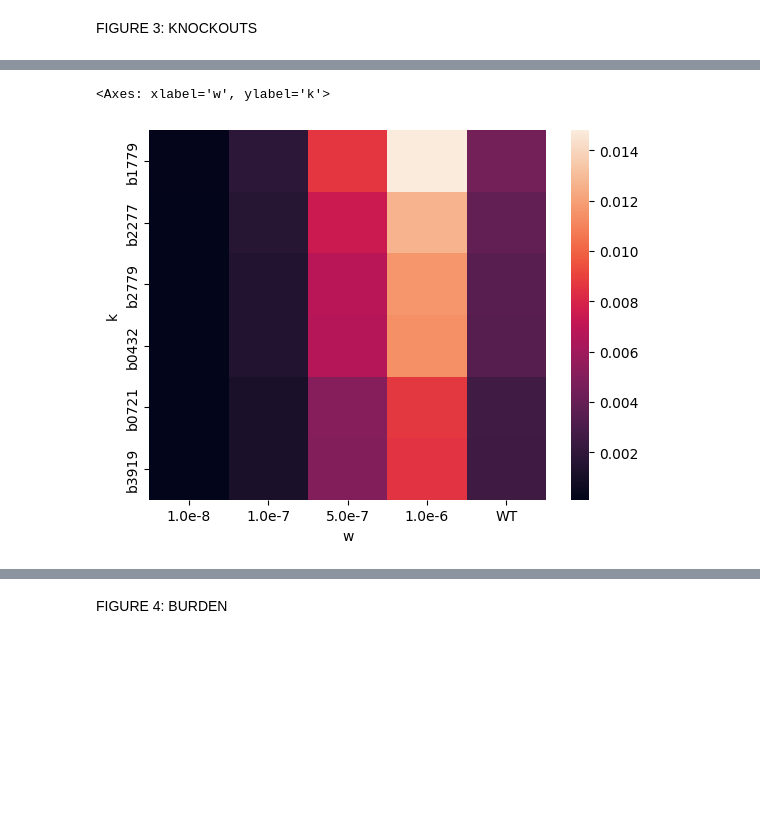
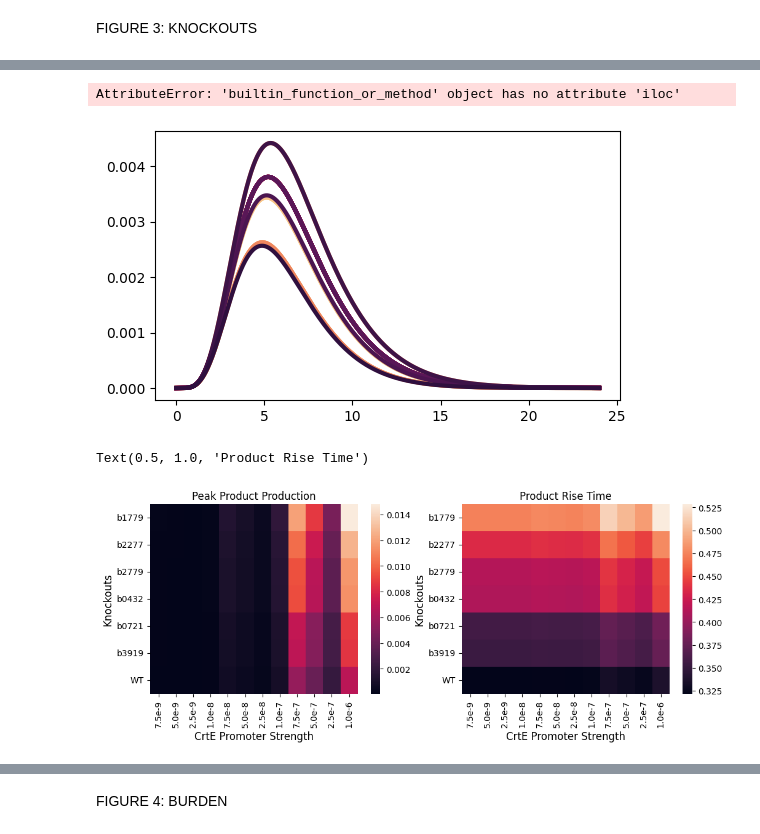
Before and after one commit to cjmerzbacher/joint-simulator, a Jupyter notebook: visualization/bcar_visualization.ipynb, the cells around one changed output, grey strips where cells are left out. Cells and saved outputs as stored; diff of their text form; code cells hidden in the pictures; blank space fills up the shorter version.

Commit message:
Updated visualization

```diff
--- a/visualization/bcar_visualization.ipynb
+++ b/visualization/bcar_visualization.ipynb
@@ -78,9 +147,68 @@ N = 30
+# %%
+###FIGURE: Product trajectories
+from mpl_toolkits.axes_grid1 import make_axes_locatable
+import matplotlib as mpl
+linewidth=3
+palette = cmaps.matter.discrete(len(int_defects)).colors
+fig, ax = plt.subplots(1, 1, figsize=(6, 3.5))
+i=-1
+for f in int_defects.k:
+    i = i+1
+    sum_k = pd.read_csv('F:/knockouts/'+f+'/sum_data_'+f+'.csv')
+    ode = pd.read_csv('F:/knockouts/'+f+'/sim_ode_data_'+f+'.csv')
+    ax.plot(ode.time, ode.bcar, lw=linewidth, color=palette[i])
+
+# plot wild type
+ode = pd.read_csv('F:/knockouts/'+sorted.iloc[486].k+'/sim_ode_data_'+sorted.iloc[486].k+'.csv')
+ax.plot(ode.time, ode.bcar, lw=linewidth, color='black')
+
+divider = make_axes_locatable(plt.gca())
+ax_cb = divider.new_horizontal(size="5%", pad=0.05)
+cb = mpl.colorbar.ColorbarBase(ax_cb, cmap=cmaps.matter_r, orientation='vertical', drawedges=False, ticks=[0, 1])
+cb.outline.set_color('white')
+cb.outline.set_linewidth(0)
+#cb.ax.set_yticks([])
+cb.ax.set_yticklabels(['2%', '18%'], fontsize=axistickssize)
+cb.ax.tick_params(width=0)
+
+ax.set_xlabel('Time (hours)', fontsize=axislabelsize)
+ax.set_ylabel('Concentration (mM)', fontsize=axislabelsize)
+for axis in ['top','right']:
+    ax.spines[axis].set_linewidth(0)
+ax.spines['bottom'].set_linewidth(2)
+ax.spines['left'].set_linewidth(2)
+ax.tick_params(width=2)
+ax.tick_params(axis='y', labelsize=axistickssize)
+ax.tick_params(axis='x', labelsize=axistickssize)
+plt.gcf().add_axes(ax_cb)
+fig.tight_layout()
+plt.show()
+# %% [output]
+AttributeError: 'builtin_function_or_method' object has no attribute 'iloc'
+[figure, added]
 # %%
 ###FIGURE: Heatmap of W sweep experiment
-defect_map = w_sweep_knockouts.pivot(index='k', columns='w', values='defect').reindex(knockouts).reindex(ws, axis=1)
-rise_time_map = w_sweep_knockouts.pivot(index='k', columns='w', values='rise_time').reindex(knockouts).reindex(ws, axis=1)
-peak_bcar_map = w_sweep_knockouts.pivot(index='k', columns='w', values='peak_bcar').reindex(knockouts).reindex(ws, axis=1)
-sns.heatmap(peak_bcar_map)
+k_names = knockouts[0:-1] + ['WT']
+defect_map = w_sweep_knockouts.pivot(index='k', columns='w', values='defect').reindex(k_names).reindex(ws, axis=1)
+rise_time_map = w_sweep_knockouts.pivot(index='k', columns='w', values='rise_time').reindex(k_names).reindex(ws, axis=1)
+peak_bcar_map = w_sweep_knockouts.pivot(index='k', columns='w', values='peak_bcar').reindex(k_names).reindex(ws, axis=1)
+
+fig, axs = plt.subplots(1, 2, figsize=(12,4))
+ax = axs[0]
+sns.heatmap(peak_bcar_map, ax=ax)
+ax.tick_params(axis='y', labelsize=10)
+ax.tick_params(axis='x', labelsize=10)
+ax.set_ylabel('Knockouts', fontsize=12)
+ax.set_xlabel('CrtE Promoter Strength', fontsize = 12)
+ax.set_title('Peak Product Production')
+
+ax = axs[1]
+sns.heatmap(rise_time_map, ax=ax)
+ax.tick_params(axis='y', labelsize=10)
+ax.tick_params(axis='x', labelsize=10)
+ax.set_ylabel('Knockouts', fontsize=12)
+ax.set_xlabel('CrtE Promoter Strength', fontsize = 12)
+ax.set_title('Product Rise Time')
 # %% [output]
-<Axes: xlabel='w', ylabel='k'>
+Text(0.5, 1.0, 'Product Rise Time')
-[figure, old version]
+[figure, new version]
```
Also changed, not shown: parts of 10 cells of this notebook, 1 other file.
